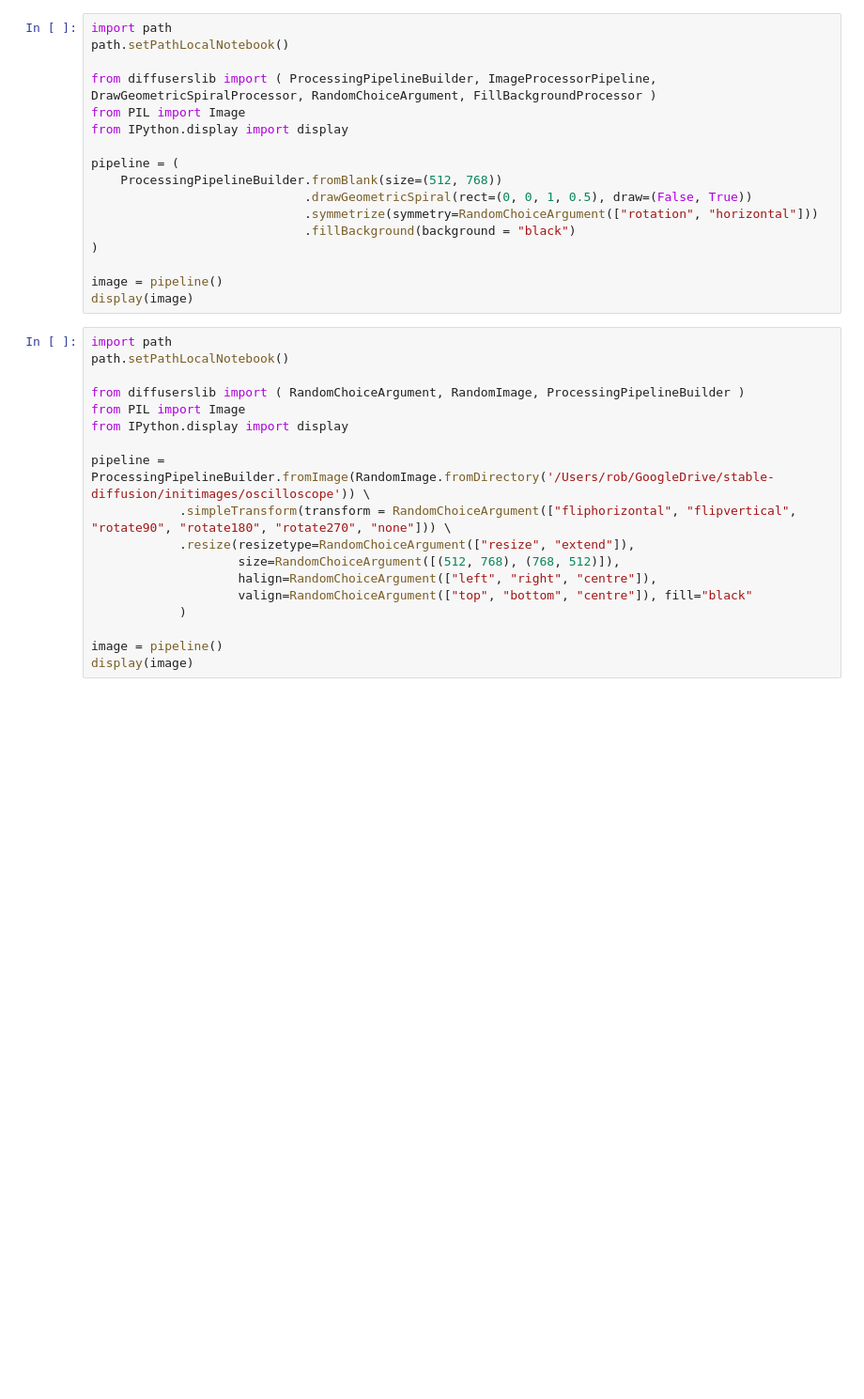
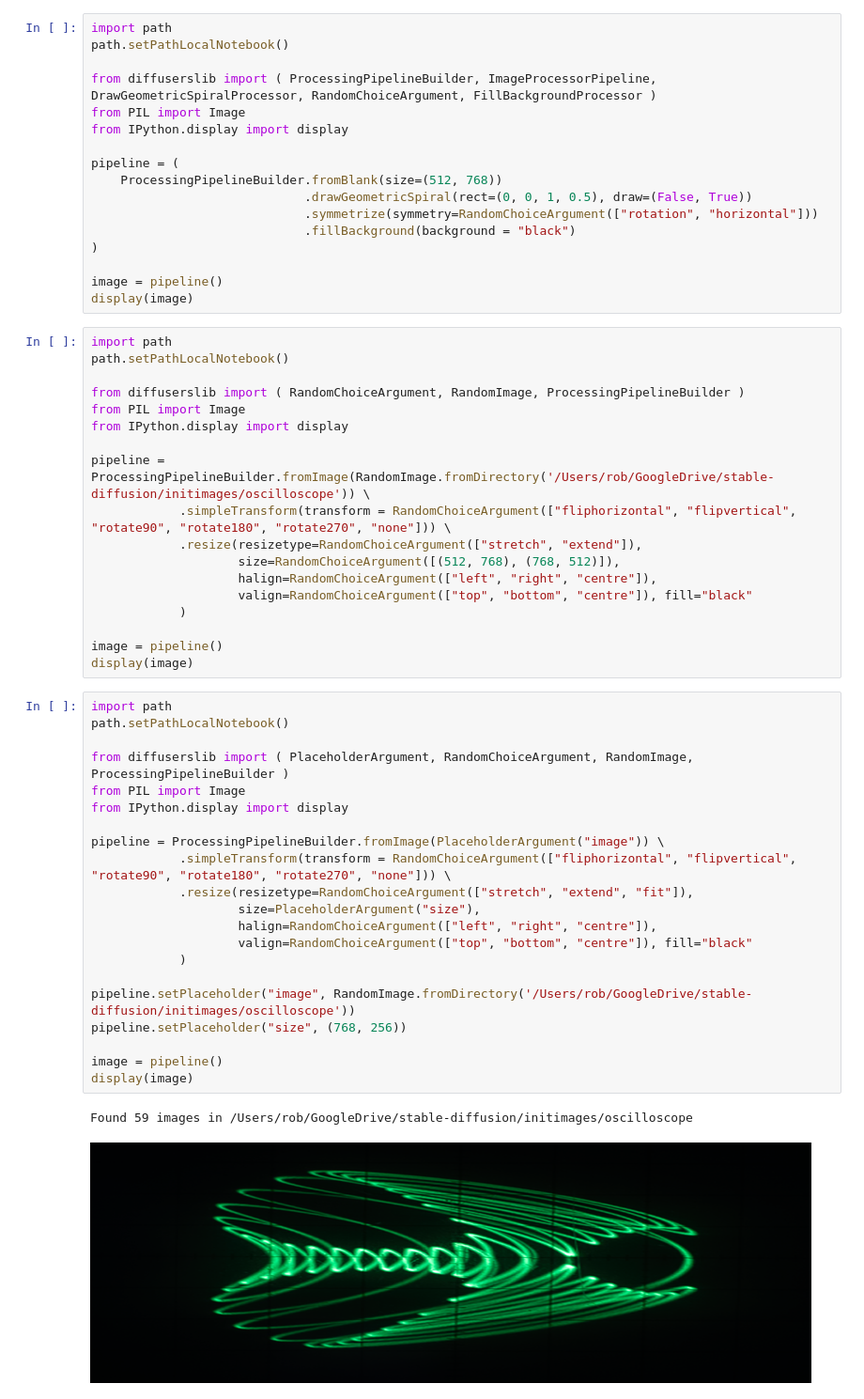
Before and after one commit to pigatron-industries/diffusers-playground, a Jupyter notebook: notebooks/examples/test_geometry.ipynb, the cells around one changed output. Shown at 94% size. Saved outputs shown, nothing was run; the diff lists cells and outputs as text; blank space fills up the shorter version.

Commit message:
Add argument placeholders

```diff
--- a/notebooks/examples/test_geometry.ipynb
+++ b/notebooks/examples/test_geometry.ipynb
@@ -155,7 +155,7 @@ from IPython.display import display
 
 pipeline = ProcessingPipelineBuilder.fromImage(RandomImage.fromDirectory('/Users/rob/GoogleDrive/stable-diffusion/initimages/oscilloscope')) \
             .simpleTransform(transform = RandomChoiceArgument(["fliphorizontal", "flipvertical", "rotate90", "rotate180", "rotate270", "none"])) \
-            .resize(resizetype=RandomChoiceArgument(["resize", "extend"]),
+            .resize(resizetype=RandomChoiceArgument(["stretch", "extend"]),
                     size=RandomChoiceArgument([(512, 768), (768, 512)]),
                     halign=RandomChoiceArgument(["left", "right", "centre"]),
                     valign=RandomChoiceArgument(["top", "bottom", "centre"]), fill="black"
@@ -163,3 +163,27 @@ pipeline = ProcessingPipelineBuilder.fromImage(RandomImage.fromDirectory('/Users
 
 image = pipeline()
 display(image)
+# %%
+import path
+path.setPathLocalNotebook()
+
+from diffuserslib import ( PlaceholderArgument, RandomChoiceArgument, RandomImage, ProcessingPipelineBuilder )
+from PIL import Image
+from IPython.display import display
+
+pipeline = ProcessingPipelineBuilder.fromImage(PlaceholderArgument("image")) \
+            .simpleTransform(transform = RandomChoiceArgument(["fliphorizontal", "flipvertical", "rotate90", "rotate180", "rotate270", "none"])) \
+            .resize(resizetype=RandomChoiceArgument(["stretch", "extend", "fit"]),
+                    size=PlaceholderArgument("size"),
+                    halign=RandomChoiceArgument(["left", "right", "centre"]),
+                    valign=RandomChoiceArgument(["top", "bottom", "centre"]), fill="black"
+            )
+
+pipeline.setPlaceholder("image", RandomImage.fromDirectory('/Users/rob/GoogleDrive/stable-diffusion/initimages/oscilloscope'))
+pipeline.setPlaceholder("size", (768, 256))
+
+image = pipeline()
+display(image)
+# %% [output]
+Found 59 images in /Users/rob/GoogleDrive/stable-diffusion/initimages/oscilloscope
+[figure, added]
```
Also changed, not shown: 4 other files.
